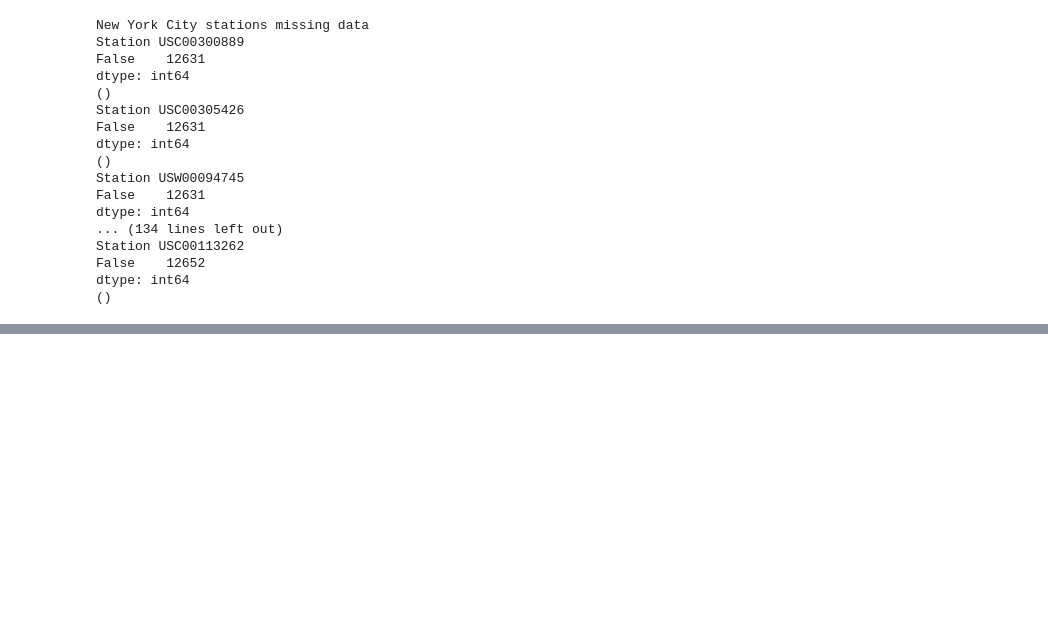
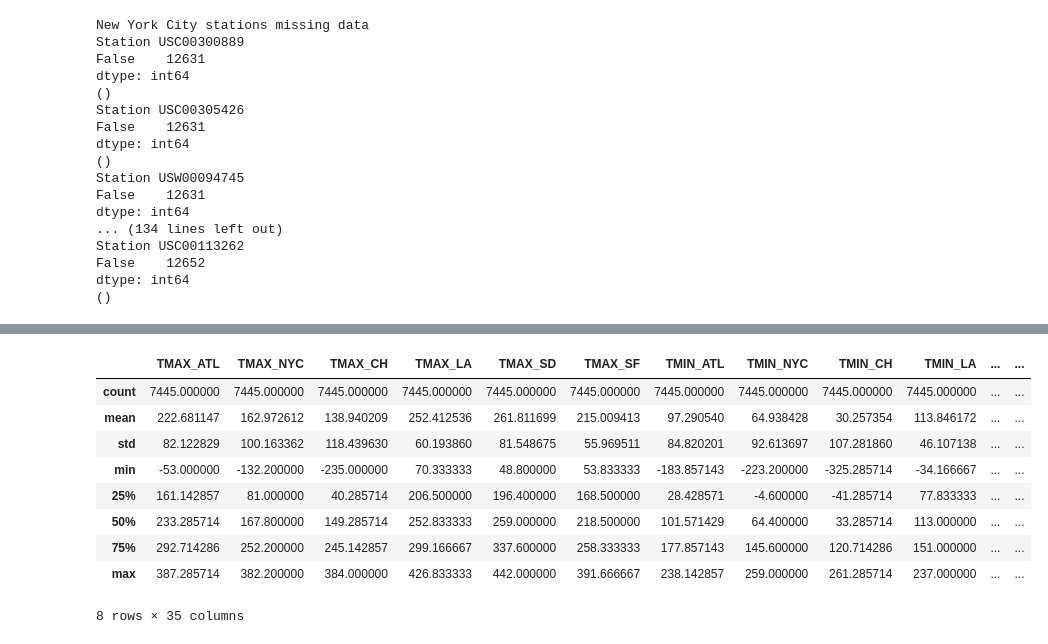
Before and after one commit to celebal/stock-proj, a Jupyter notebook: notebooks/Pandas_weather_upload_v2.ipynb, the cells around one changed output, grey strips where cells are left out. Cells and saved outputs as stored; diff of their text form; code cells hidden in the pictures; blank space fills up the shorter version.

```diff
--- a/notebooks/Pandas_weather_upload_v2.ipynb
+++ b/notebooks/Pandas_weather_upload_v2.ipynb
@@ -344,0 +767,13 @@ PRCP_USW00014734          0.326849          1.000000
+# %%
+pd.DataFrame.describe(df)
+# %% [output]
+|  | TMAX_ATL | TMAX_NYC | TMAX_CH | TMAX_LA | TMAX_SD | TMAX_SF | TMIN_ATL | TMIN_NYC | TMIN_CH | TMIN_LA | ... | ... |
+| count | 7445.000000 | 7445.000000 | 7445.000000 | 7445.000000 | 7445.000000 | 7445.000000 | 7445.000000 | 7445.000000 | 7445.000000 | 7445.000000 | ... | ... |
+| mean | 222.681147 | 162.972612 | 138.940209 | 252.412536 | 261.811699 | 215.009413 | 97.290540 | 64.938428 | 30.257354 | 113.846172 | ... | ... |
+| std | 82.122829 | 100.163362 | 118.439630 | 60.193860 | 81.548675 | 55.969511 | 84.820201 | 92.613697 | 107.281860 | 46.107138 | ... | ... |
+| min | -53.000000 | -132.200000 | -235.000000 | 70.333333 | 48.800000 | 53.833333 | -183.857143 | -223.200000 | -325.285714 | -34.166667 | ... | ... |
+| 25% | 161.142857 | 81.000000 | 40.285714 | 206.500000 | 196.400000 | 168.500000 | 28.428571 | -4.600000 | -41.285714 | 77.833333 | ... | ... |
+| 50% | 233.285714 | 167.800000 | 149.285714 | 252.833333 | 259.000000 | 218.500000 | 101.571429 | 64.400000 | 33.285714 | 113.000000 | ... | ... |
+| 75% | 292.714286 | 252.200000 | 245.142857 | 299.166667 | 337.600000 | 258.333333 | 177.857143 | 145.600000 | 120.714286 | 151.000000 | ... | ... |
+| max | 387.285714 | 382.200000 | 384.000000 | 426.833333 | 442.000000 | 391.666667 | 238.142857 | 259.000000 | 261.285714 | 237.000000 | ... | ... |
+8 rows × 35 columns
```
Also changed, not shown: parts of 10 cells of this notebook, 2 other files.
